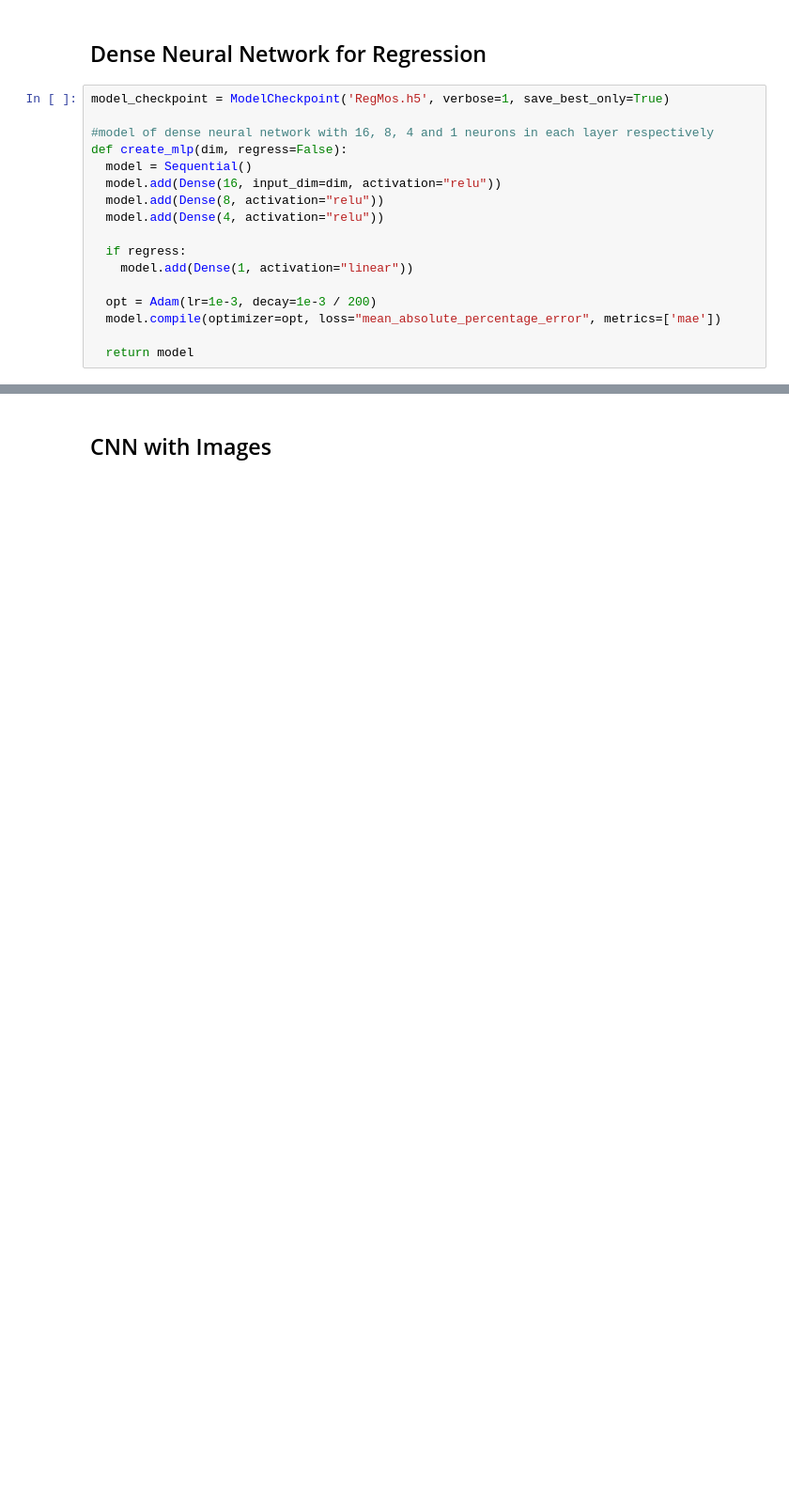
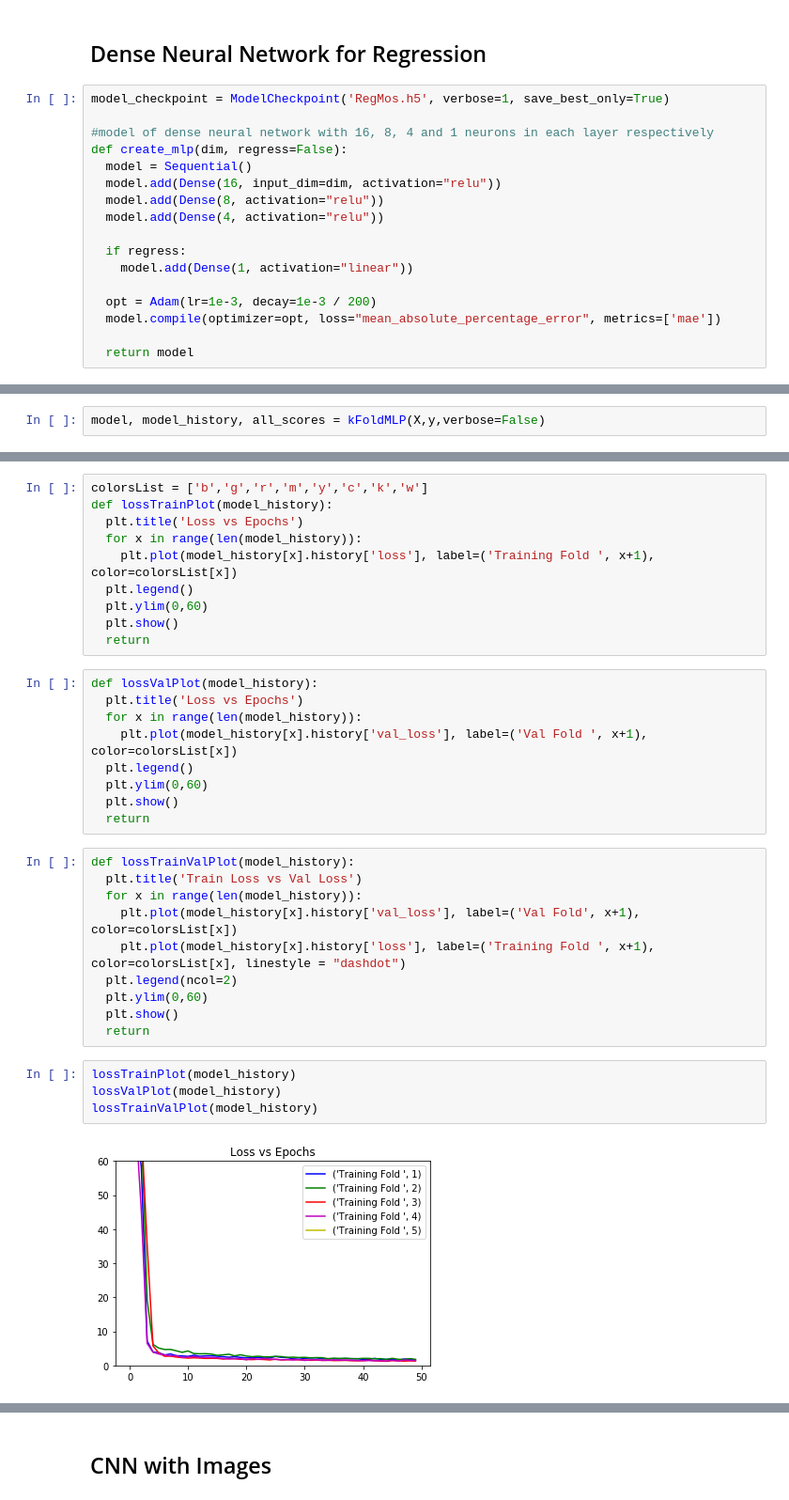
Before and after one commit to lrodrigocareaga/thesis, a Jupyter notebook: MosquitoHybridModel.ipynb, the cells around one changed output, grey strips where cells are left out. Shown: that part at 94% size. Drawn from its saved outputs; the diff is of its cells as text; blank space fills up the shorter version.

```diff
--- a/MosquitoHybridModel.ipynb
+++ b/MosquitoHybridModel.ipynb
@@ -980,0 +423,2 @@ print("[INFO] mean: {:.2f}%, std: {:.2f}%".format(mean, std))
+# %%
+model, model_history, all_scores = kFoldMLP(X,y,verbose=False)
@@ -980,0 +443,35 @@ print("[INFO] mean: {:.2f}%, std: {:.2f}%".format(mean, std))
+# %%
+colorsList = ['b','g','r','m','y','c','k','w']
+def lossTrainPlot(model_history):
+  plt.title('Loss vs Epochs')
+  for x in range(len(model_history)):
+    plt.plot(model_history[x].history['loss'], label=('Training Fold ', x+1), color=colorsList[x])
+  plt.legend()
+  plt.ylim(0,60)
+  plt.show()
+  return
+# %%
+def lossValPlot(model_history):
+  plt.title('Loss vs Epochs')
+  for x in range(len(model_history)):
+    plt.plot(model_history[x].history['val_loss'], label=('Val Fold ', x+1), color=colorsList[x])
+  plt.legend()
+  plt.ylim(0,60)
+  plt.show()
+  return
+# %%
+def lossTrainValPlot(model_history):
+  plt.title('Train Loss vs Val Loss')
+  for x in range(len(model_history)):
+    plt.plot(model_history[x].history['val_loss'], label=('Val Fold', x+1), color=colorsList[x])
+    plt.plot(model_history[x].history['loss'], label=('Training Fold ', x+1), color=colorsList[x], linestyle = "dashdot")
+  plt.legend(ncol=2)
+  plt.ylim(0,60)
+  plt.show()
+  return
+# %%
+lossTrainPlot(model_history)
+lossValPlot(model_history)
+lossTrainValPlot(model_history)
+# %% [output]
+[figure, added]
```
Also changed, not shown: parts of 126 cells of this notebook.
